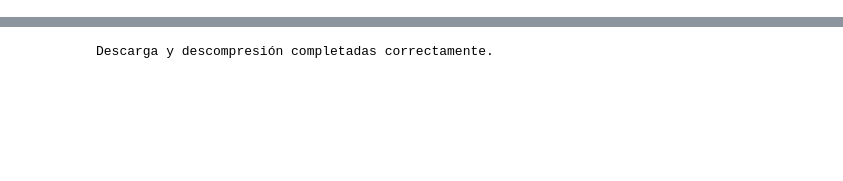
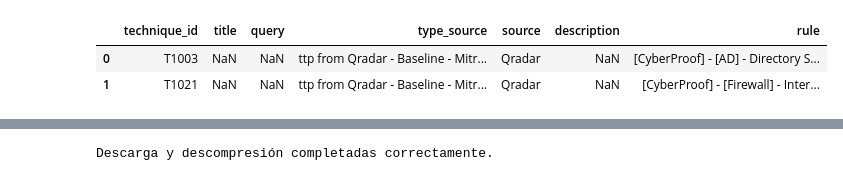
Before and after one commit to cyberauditor-framework/Mitre-Detections-Rules-Framework, a Jupyter notebook: get_rules_and_classify_by_ttp/get_rules_and_classify_by_ttp.ipynb, the cells around one changed output, grey strips where cells are left out. Cells and saved outputs as stored; diff of their text form; code cells hidden in the pictures; blank space fills up the shorter version.

```diff
--- a/get_rules_and_classify_by_ttp/get_rules_and_classify_by_ttp.ipynb
+++ b/get_rules_and_classify_by_ttp/get_rules_and_classify_by_ttp.ipynb
@@ -193,0 +574,4 @@ def count_duplicate_rules(paths):
+# %%
+temp_path = str(Path(os.path.expanduser('~/Downloads')))
+save_path = os.path.join(os.getcwd(), 'outputs')
+matrix = 'enterprise' # enterprise / ics / mobile
@@ -193,0 +592,8 @@ def count_duplicate_rules(paths):
+# %%
+path_UCMCatalog2024 = os.path.join(os.path.join(os.path.dirname(os.getcwd()),'get_ttps_from_CP_files', 'outputs', matrix), f"[MITRE-{matrix}]_techniques_UCMCatalog2024_withquery.csv")
+ucmcatalog2024_df = pd.read_csv(path_UCMCatalog2024, sep=';', quotechar='"')
+ucmcatalog2024_df.head(2)
+# %% [output]
+|  | technique_id | title | query | type_source | source | description | rule |
+| 0 | T1003 | NaN | NaN | ttp from Qradar - Baseline - Mitr... | Qradar | NaN | [CyberProof] - [AD] - Directory S... |
+| 1 | T1021 | NaN | NaN | ttp from Qradar - Baseline - Mitr... | Qradar | NaN | [CyberProof] - [Firewall] - Inter... |
```
Also changed, not shown: parts of 179 cells of this notebook.
